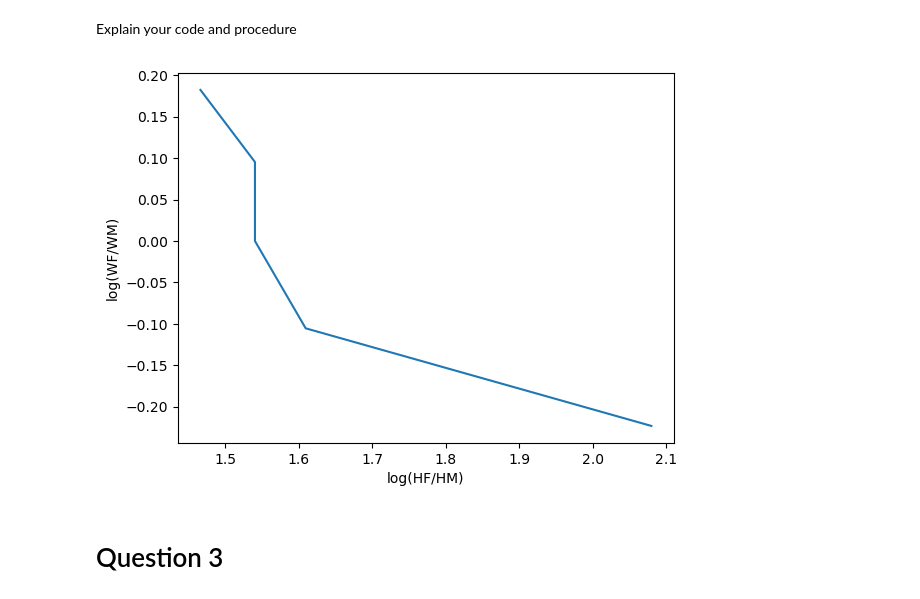
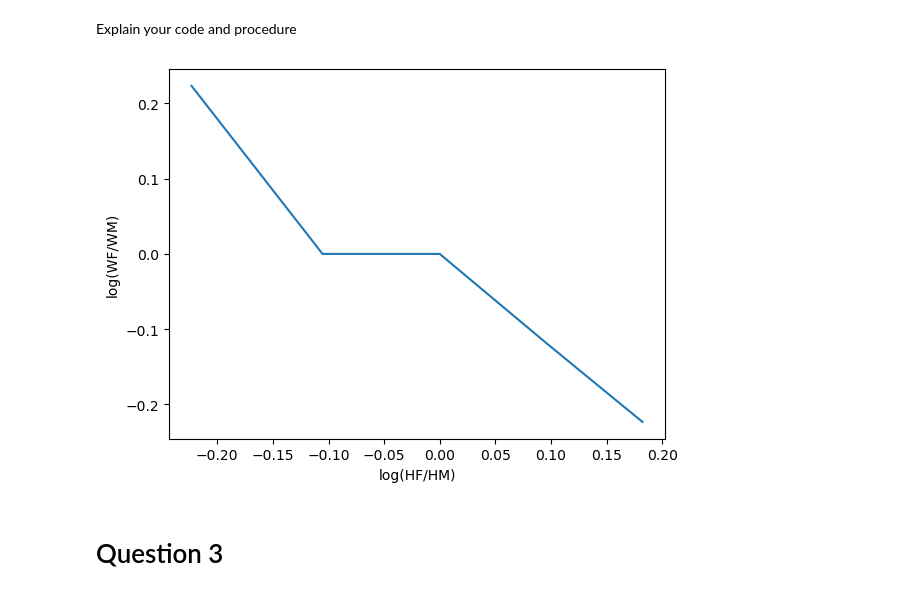
Before and after one commit to krabbe98/projects-2023-best-team, a Jupyter notebook: inauguralproject/inauguralproject.ipynb, the cells around one changed output. Drawn from its saved outputs; the diff is of its cells as text; code cells hidden in the pictures.

```diff
--- a/inauguralproject/inauguralproject.ipynb
+++ b/inauguralproject/inauguralproject.ipynb
@@ -59,24 +62,26 @@ ax.invert_xaxis()
 Explain your code and procedure
 # %%
 import numpy as np
+model.par.sigma =1
+model.par.alpha =0.5
 #We define the 5 values that WF can take:
 WF_list = [0.8, 0.9, 1, 1.1, 1.2]
 # Log transformation. WM is normalized to 1.
 logWF = np.log(WF_list)
 # We create another array filled with 0, which will be filled in in the next loop.
 logHFHM = np.zeros(len(WF_list))
 # Basically the same operation as in the q1 loop.
 for it, alpha in enumerate(WF_list):
     model.par.wF = alpha
     opt = model.solve_discrete()
     logHFHM[it] = np.log(opt.HF / opt.HM)
 
-plt.plot(logHFHM, logWF)
+plt.plot( logWF,logHFHM)
 plt.ylabel('log(WF/WM)')
 plt.xlabel('log(HF/HM)')
 plt.show()
 # %% [output]
-[figure, old version]
+[figure, new version]
 # %% [markdown]
 # Question 3
 # %% [markdown]
```
Also changed, not shown: parts of 6 cells of this notebook.
